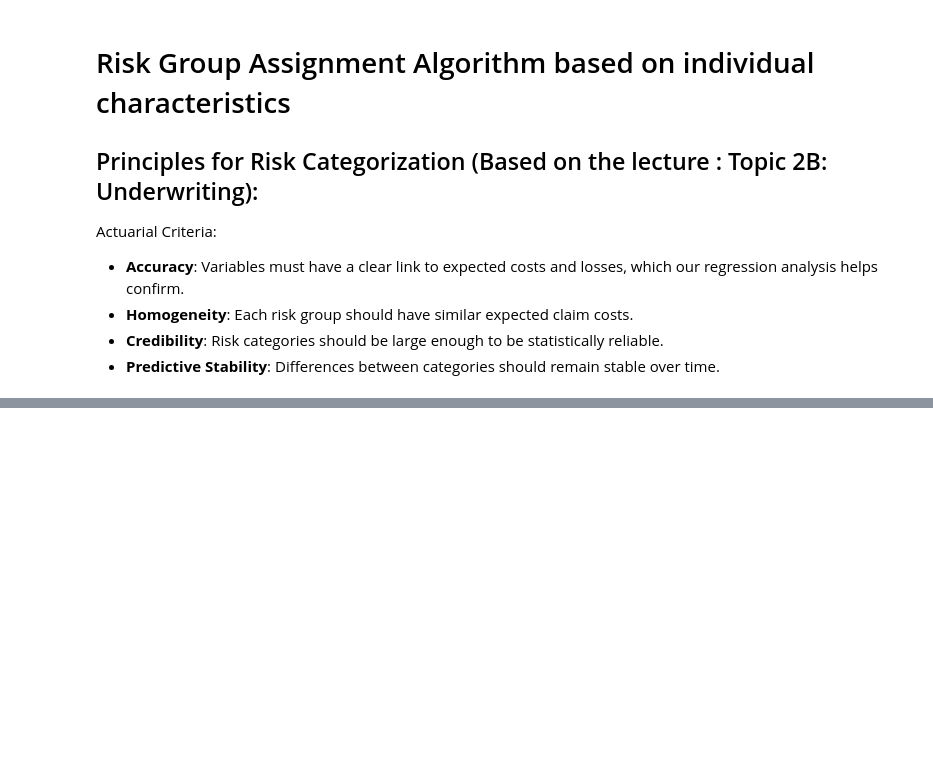
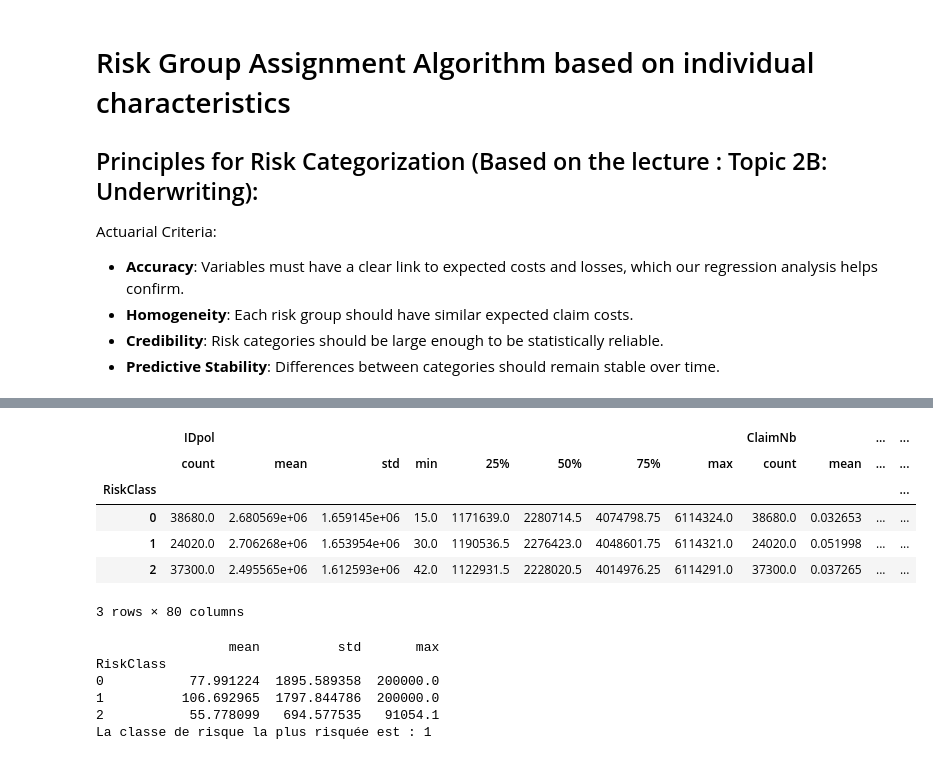
Before and after one commit to ThomasDeConinck/Assurance-Code-Python, a Jupyter notebook: assurances Code Python Case.ipynb, the cells around one changed output, grey strips where cells are left out. Cells and saved outputs as stored; diff of their text form; code cells hidden in the pictures; blank space fills up the shorter version.

```diff
--- a/assurances Code Python Case.ipynb
+++ b/assurances Code Python Case.ipynb
@@ -703,0 +757,36 @@ new_applicant[['VehAge', 'DrivAge', 'BonusMalus', 'RiskGroup']]
+# %%
+# Ajouter les prédictions de cluster aux données d'origine
+claims_data['RiskClass'] = gmm.predict(X_preprocessed)
+
+# Sélectionner uniquement les colonnes numériques
+numeric_columns = claims_data.select_dtypes(include=[np.number]).columns
+
+# Calculer les statistiques descriptives pour chaque cluster en utilisant uniquement les colonnes numériques
+cluster_summary = claims_data.groupby('RiskClass')[numeric_columns].describe()
+
+cluster_summary
+# %% [output]
+|  | IDpol |  |  |  |  |  |  |  | ClaimNb |  | ... | ... |
+|  | count | mean | std | min | 25% | 50% | 75% | max | count | mean | ... | ... |
+| RiskClass |  |  |  |  |  |  |  |  |  |  |  | ... |
+| 0 | 38680.0 | 2.680569e+06 | 1.659145e+06 | 15.0 | 1171639.0 | 2280714.5 | 4074798.75 | 6114324.0 | 38680.0 | 0.032653 | ... | ... |
+| 1 | 24020.0 | 2.706268e+06 | 1.653954e+06 | 30.0 | 1190536.5 | 2276423.0 | 4048601.75 | 6114321.0 | 24020.0 | 0.051998 | ... | ... |
+| 2 | 37300.0 | 2.495565e+06 | 1.612593e+06 | 42.0 | 1122931.5 | 2228020.5 | 4014976.25 | 6114291.0 | 37300.0 | 0.037265 | ... | ... |
+3 rows × 80 columns
+# %%
+# Extraire les statistiques descriptives pour les montants des réclamations
+claim_amount_stats = cluster_summary['ClaimAmount'][['mean', 'std', 'max']]
+
+# Afficher les statistiques pour chaque classe de risque
+print(claim_amount_stats)
+
+# Identifier la classe de risque la plus risquée
+most_risky_class = claim_amount_stats['mean'].idxmax()
+print(f"La classe de risque la plus risquée est : {most_risky_class}")
+# %% [output]
+                 mean          std       max
+RiskClass
+0           77.991224  1895.589358  200000.0
+1          106.692965  1797.844786  200000.0
+2           55.778099   694.577535   91054.1
+La classe de risque la plus risquée est : 1
```
Also changed, not shown: parts of 7 cells of this notebook.
